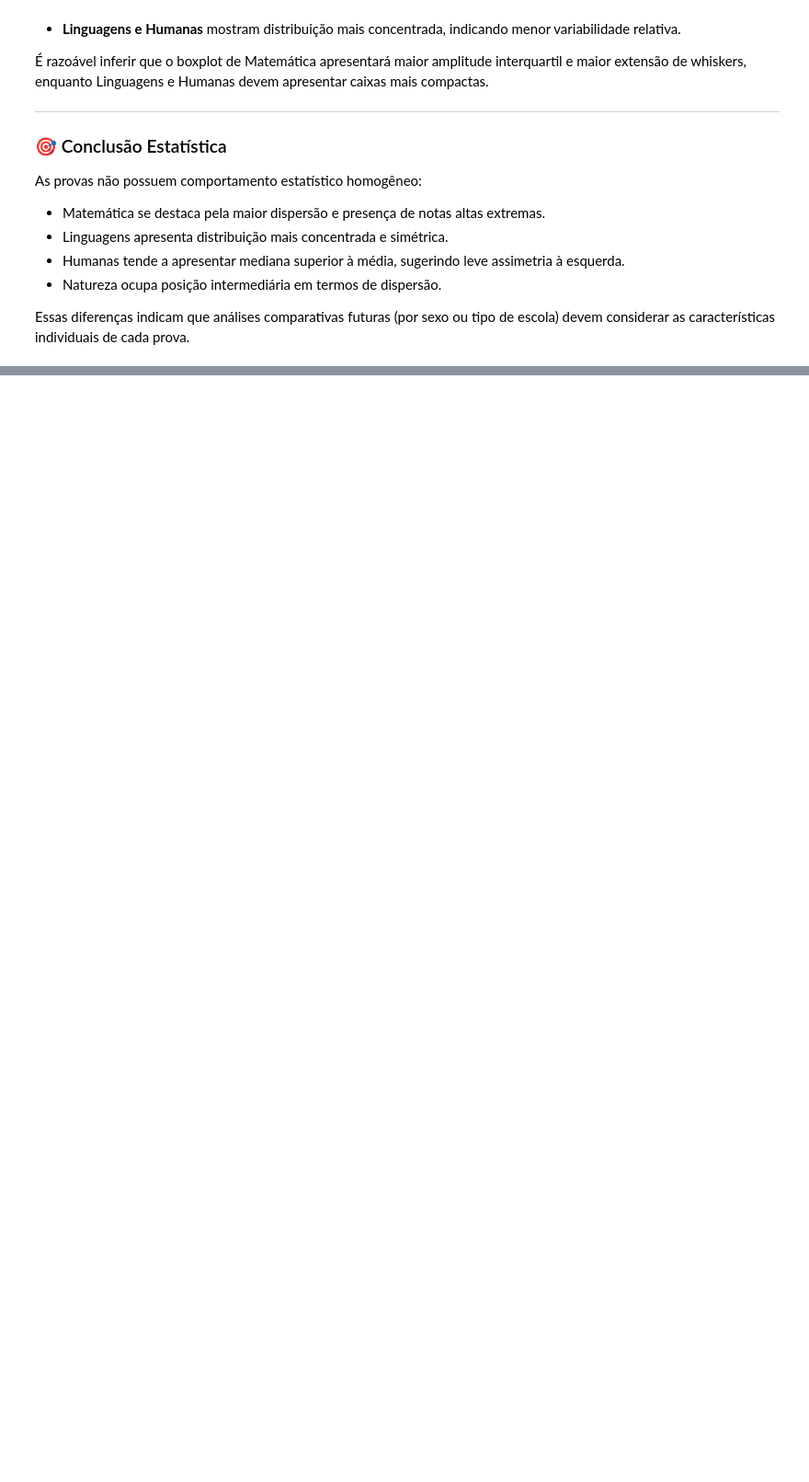
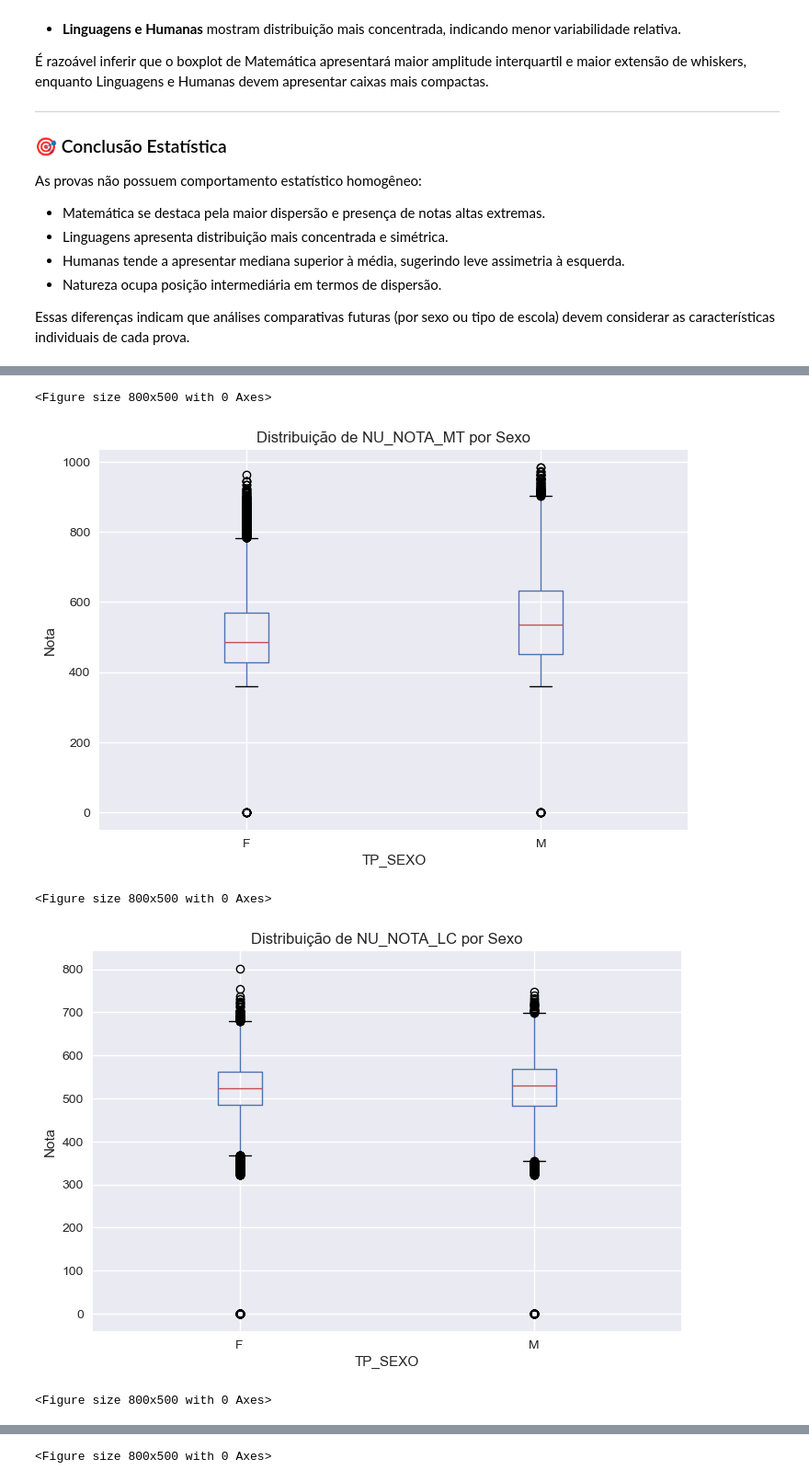
Before and after one commit to wellitonrocha/data_science_journey, a Jupyter notebook: Semana05_Estatistica_ENEM/enem_stats.ipynb, the cells around one changed output, grey strips where cells are left out. Shown at 92% size. Cells and saved outputs as stored; diff of their text form; code cells hidden in the pictures; blank space fills up the shorter version.

Commit message:
Semana 05 | Dia 3: Análise comparativa das notas por sexo e interpretação estatística

```diff
--- a/Semana05_Estatistica_ENEM/enem_stats.ipynb
+++ b/Semana05_Estatistica_ENEM/enem_stats.ipynb
@@ -256,0 +321,16 @@ Essas diferenças indicam que análises comparativas futuras (por sexo ou tipo d
+# %%
+areas = ["NU_NOTA_MT", "NU_NOTA_LC", "NU_NOTA_CN", "NU_NOTA_CH"]
+
+for area in areas:
+    plt.figure(figsize=(8,5))
+    df_stats.boxplot(column=area, by="TP_SEXO")
+    plt.title(f"Distribuição de {area} por Sexo")
+    plt.suptitle("")
+    plt.ylabel("Nota")
+    plt.show()
+# %% [output]
+<Figure size 800x500 with 0 Axes>
+[figure, added]
+<Figure size 800x500 with 0 Axes>
+[figure, added]
+<Figure size 800x500 with 0 Axes>
@@ -256,0 +338 @@ Essas diferenças indicam que análises comparativas futuras (por sexo ou tipo d
+<Figure size 800x500 with 0 Axes>
```
Also changed, not shown: parts of 13 cells of this notebook, 1 other file.
